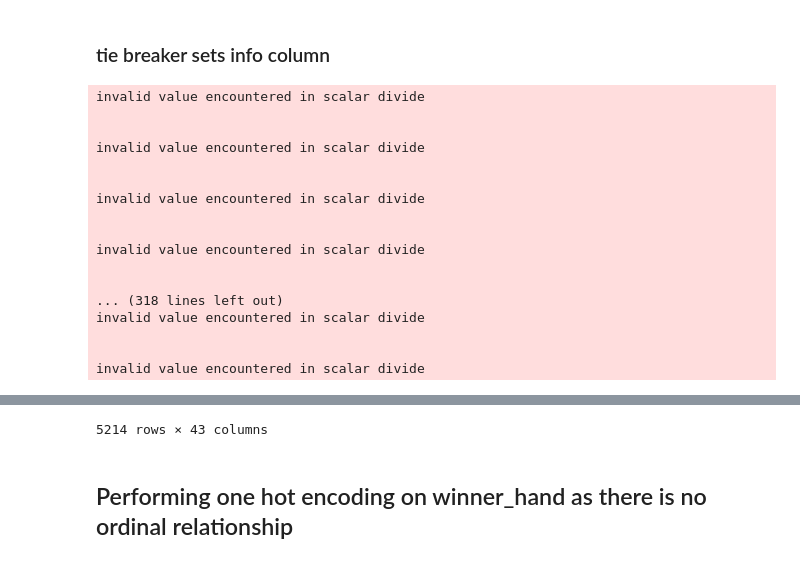
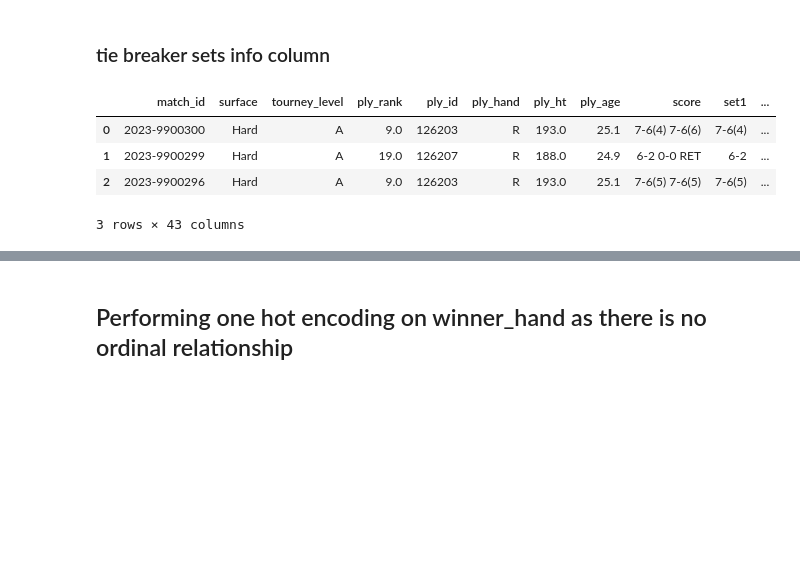
Before and after one commit to sshettyongit/ATP_dissertation, a Jupyter notebook: eda.ipynb, the cells around one changed output, grey strips where cells are left out. Cells and saved outputs as stored; diff of their text form; code cells hidden in the pictures; blank space fills up the shorter version.

Commit message:
"disabled runtime warnings at win_rate_calcualtor()"

```diff
--- a/eda.ipynb
+++ b/eda.ipynb
@@ -1103,28 +1103,19 @@ set3_pnt_diffL(loser_stats)
 set4_pnt_diffL(loser_stats)
 set5_pnt_diffL(loser_stats)
 # %%
+import warnings
+warnings.simplefilter(action='ignore', category=RuntimeWarning)
+
 win_rate_calcualtor(winner_stats)
 win_rate_calcualtor(loser_stats)
 
 ply_stats = ps.concat([winner_stats,loser_stats], axis = 0 , ignore_index= True)
-ply_stats
+ply_stats.head(3)
 
 # invalid value errors encountered due to scaler 0/0 division resulting into Null values
 # %% [output]
+|  | match_id | surface | tourney_level | ply_rank | ply_id | ply_hand | ply_ht | ply_age | score | set1 | ... |
+| 0 | 2023-9900300 | Hard | A | 9.0 | 126203 | R | 193.0 | 25.1 | 7-6(4) 7-6(6) | 7-6(4) | ... |
+| 1 | 2023-9900299 | Hard | A | 19.0 | 126207 | R | 188.0 | 24.9 | 6-2 0-0 RET | 6-2 | ... |
+| 2 | 2023-9900296 | Hard | A | 9.0 | 126203 | R | 193.0 | 25.1 | 7-6(5) 7-6(5) | 7-6(5) | ... |
-invalid value encountered in scalar divide
-
-
-invalid value encountered in scalar divide
-
-
-invalid value encountered in scalar divide
-
-
-invalid value encountered in scalar divide
-
-
-... (318 lines left out)
-invalid value encountered in scalar divide
-
-
-invalid value encountered in scalar divide
+3 rows × 43 columns
@@ -1143,4 +1122,3 @@ invalid value encountered in scalar divide
-5214 rows × 43 columns
 # %% [markdown]
 ## Performing one hot encoding on winner_hand as there is no ordinal relationship
 # %%
```
Also changed, not shown: parts of 1 cell of this notebook.
